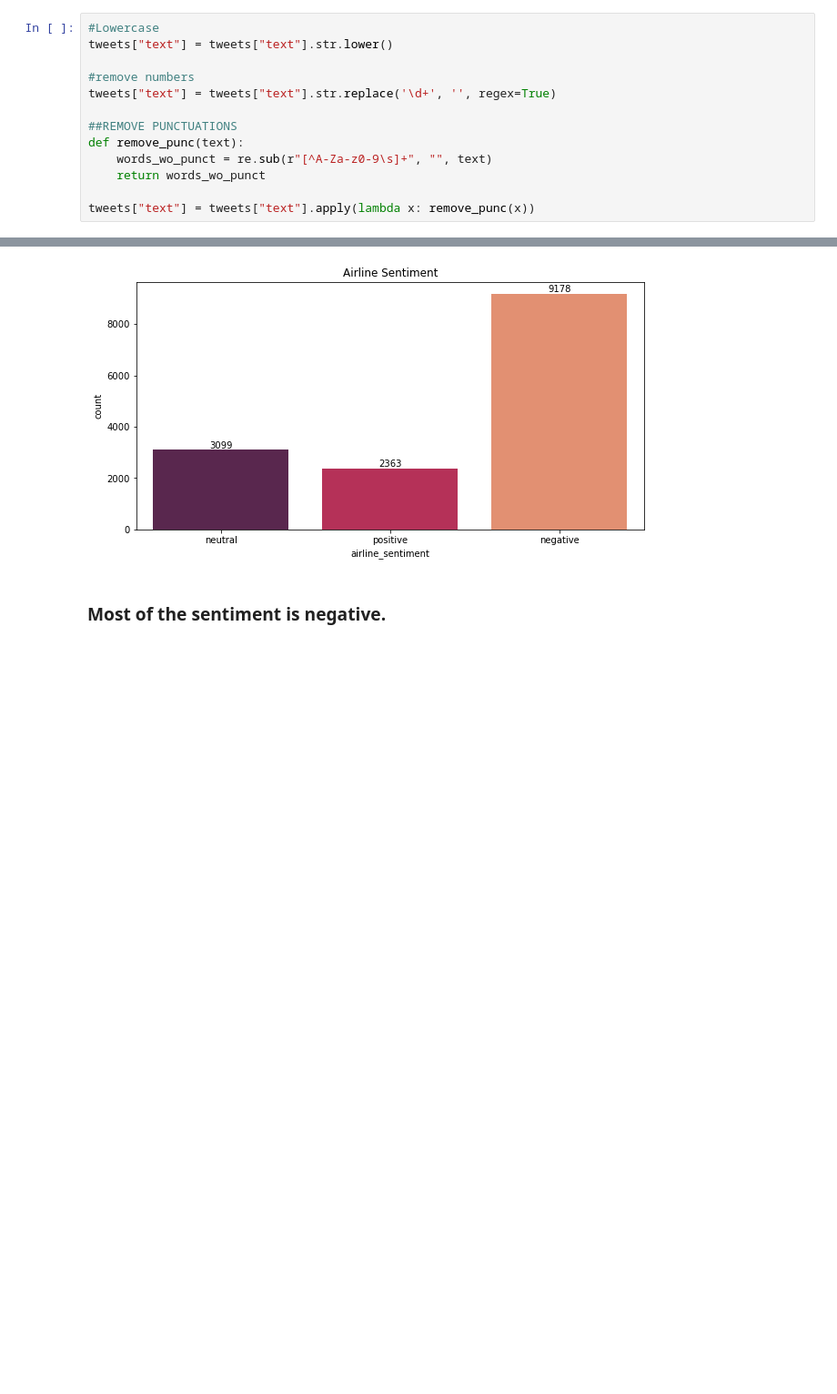
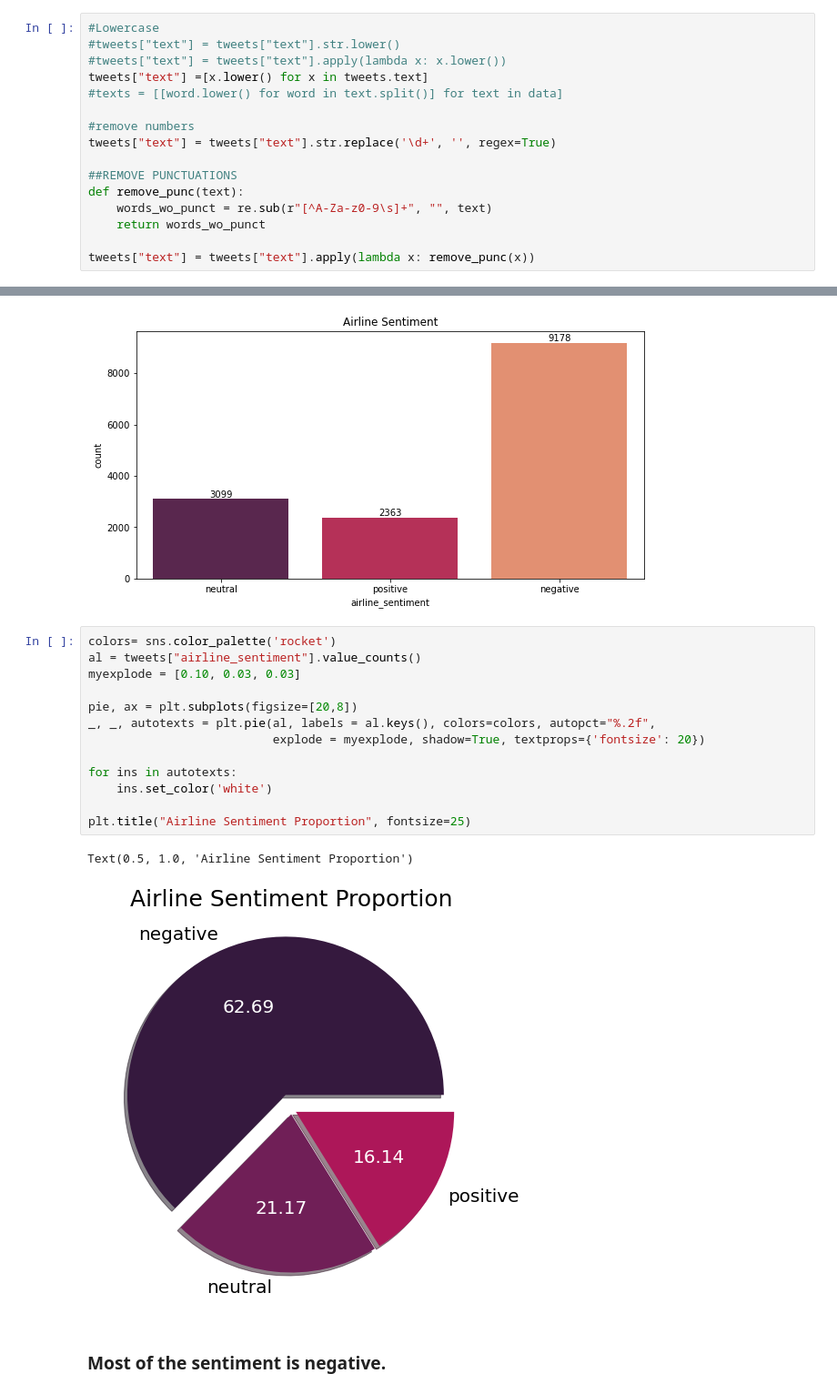
Before and after one commit to KierraDangerfield/Springboard, a Jupyter notebook: Capstone 3 Airline Sentiment Analysis/Notebooks/2 Sentiment Analysis EDA.ipynb, the cells around one changed output, grey strips where cells are left out. Shown at 91% size. Cells and saved outputs as stored; diff of their text form; blank space fills up the shorter version.

```diff
--- a/Capstone 3 Airline Sentiment Analysis/Notebooks/2 Sentiment Analysis EDA.ipynb
+++ b/Capstone 3 Airline Sentiment Analysis/Notebooks/2 Sentiment Analysis EDA.ipynb
@@ -52,7 +52,10 @@ The following needs to be done to preprocess the data:
 tweets = tweets.drop(columns=["airline_sentiment_gold" , "negativereason_gold", "tweet_coord"])
 # %%
 #Lowercase
-tweets["text"] = tweets["text"].str.lower()
+#tweets["text"] = tweets["text"].str.lower()
+#tweets["text"] = tweets["text"].apply(lambda x: x.lower())
+tweets["text"] =[x.lower() for x in tweets.text]
+#texts = [[word.lower() for word in text.split()] for text in data]
 
 #remove numbers
 tweets["text"] = tweets["text"].str.replace('\d+', '', regex=True)
@@ -198,6 +201,22 @@ for container in axes.containers:
     axes.bar_label(container)
 # %% [output]
 [figure]
+# %%
+colors= sns.color_palette('rocket')
+al = tweets["airline_sentiment"].value_counts()
+myexplode = [0.10, 0.03, 0.03]
+
+pie, ax = plt.subplots(figsize=[20,8])
+_, _, autotexts = plt.pie(al, labels = al.keys(), colors=colors, autopct="%.2f",
+                          explode = myexplode, shadow=True, textprops={'fontsize': 20})
+
+for ins in autotexts:
+    ins.set_color('white')
+
+plt.title("Airline Sentiment Proportion", fontsize=25)
+# %% [output]
+Text(0.5, 1.0, 'Airline Sentiment Proportion')
+[figure, added]
 # %% [markdown]
 ### Most of the sentiment is negative.
 # %%
```
Also changed, not shown: parts of 52 cells of this notebook, 1 other file.
